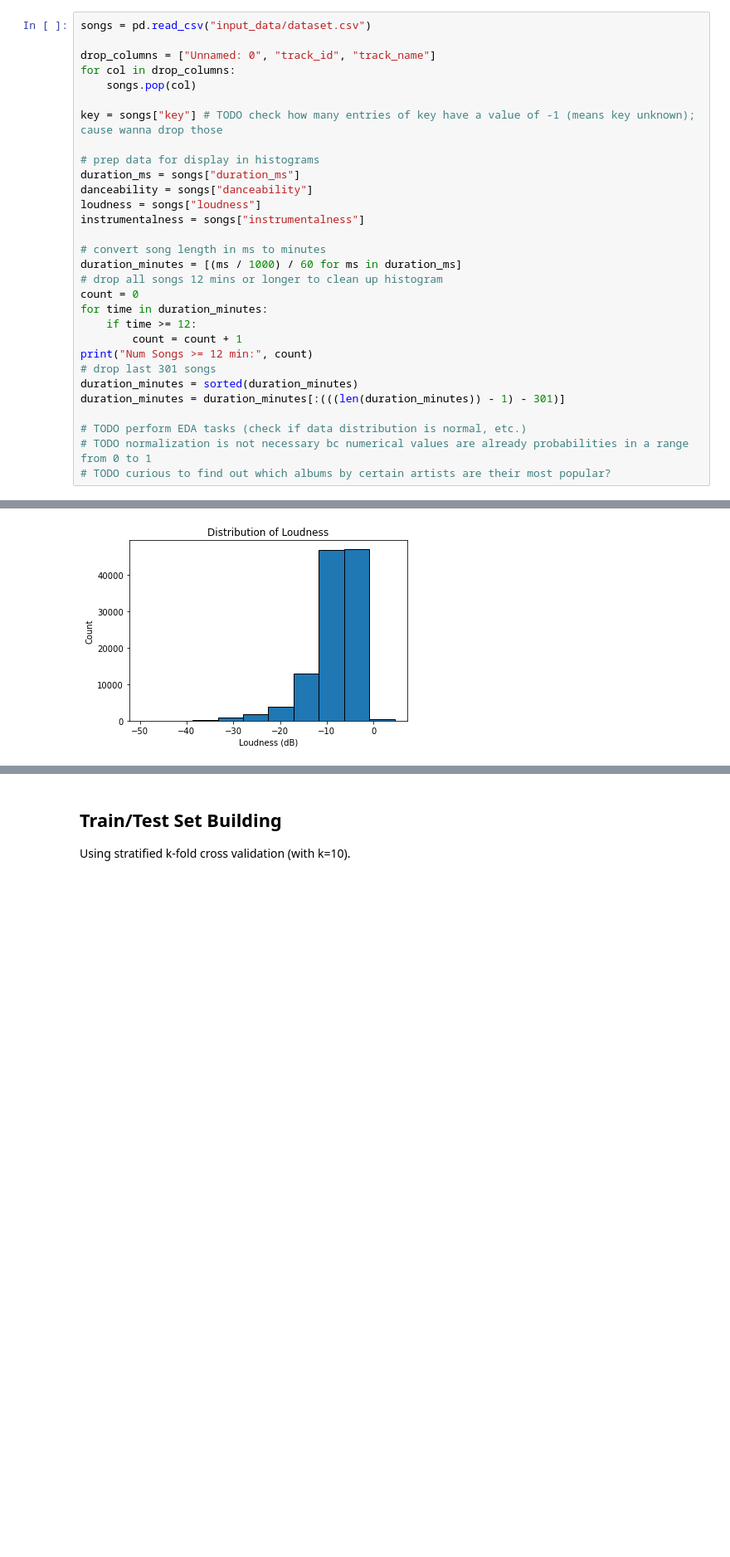
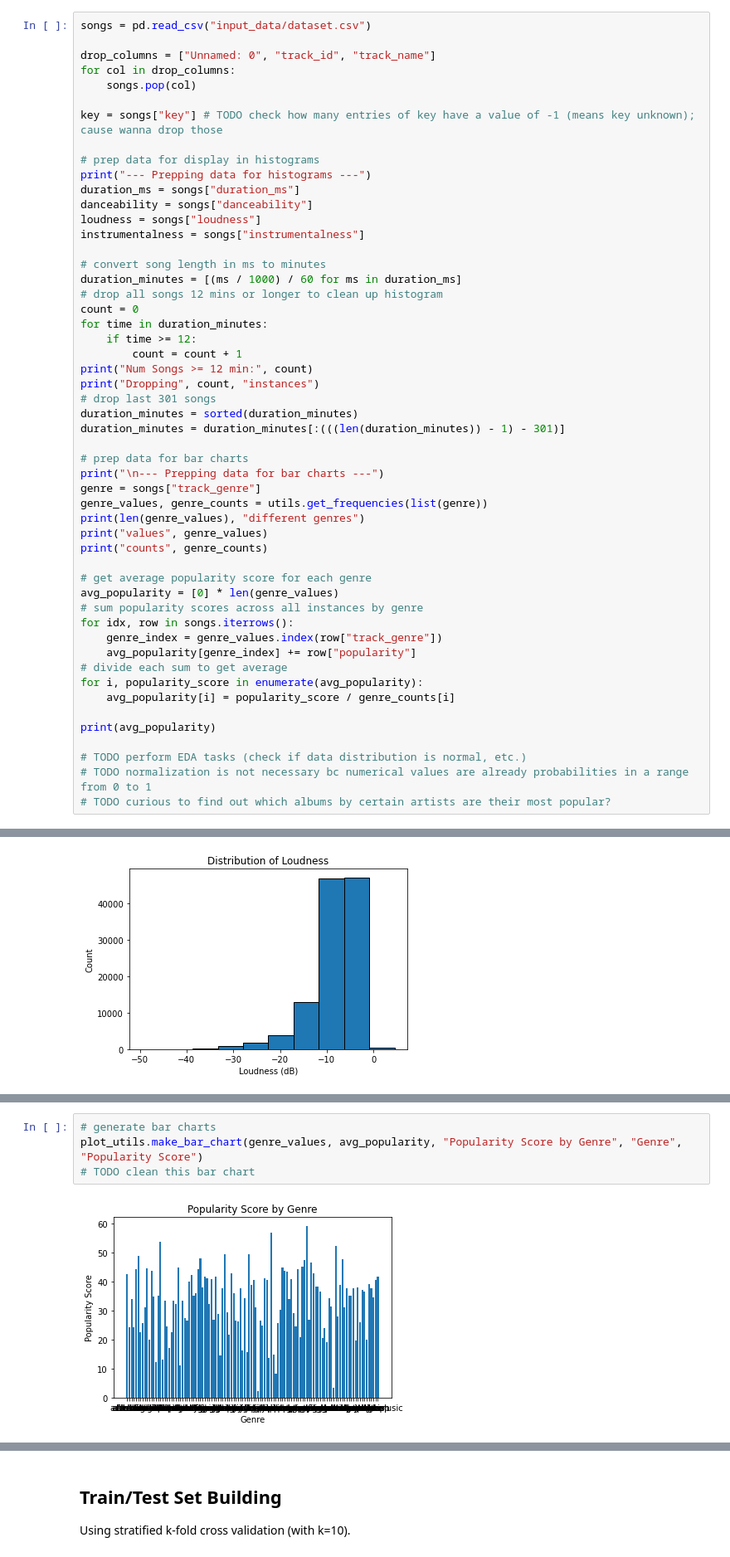
Before and after one commit to ebodenbender/Music-Popularity-Classification, a Jupyter notebook: song-classication.ipynb, the cells around one changed output, grey strips where cells are left out. Shown: that part at 83% size. Drawn from its saved outputs; the diff is of its cells as text; blank space fills up the shorter version.

Commit message:
prepped data for bar chart of popularity by genre

```diff
--- a/song-classication.ipynb
+++ b/song-classication.ipynb
@@ -29,6 +34,7 @@ for col in drop_columns:
 key = songs["key"] # TODO check how many entries of key have a value of -1 (means key unknown); cause wanna drop those
 
 # prep data for display in histograms
+print("--- Prepping data for histograms ---")
 duration_ms = songs["duration_ms"]
 danceability = songs["danceability"]
 loudness = songs["loudness"]
@@ -42,10 +48,31 @@ for time in duration_minutes:
     if time >= 12:
         count = count + 1
 print("Num Songs >= 12 min:", count)
+print("Dropping", count, "instances")
 # drop last 301 songs
 duration_minutes = sorted(duration_minutes)
 duration_minutes = duration_minutes[:(((len(duration_minutes)) - 1) - 301)]
 
+# prep data for bar charts
+print("\n--- Prepping data for bar charts ---")
+genre = songs["track_genre"]
+genre_values, genre_counts = utils.get_frequencies(list(genre))
+print(len(genre_values), "different genres")
+print("values", genre_values)
+print("counts", genre_counts)
+
+# get average popularity score for each genre
+avg_popularity = [0] * len(genre_values)
+# sum popularity scores across all instances by genre
+for idx, row in songs.iterrows():
+    genre_index = genre_values.index(row["track_genre"])
+    avg_popularity[genre_index] += row["popularity"]
+# divide each sum to get average
+for i, popularity_score in enumerate(avg_popularity):
+    avg_popularity[i] = popularity_score / genre_counts[i]
+
+print(avg_popularity)
+
 # TODO perform EDA tasks (check if data distribution is normal, etc.)
 # TODO normalization is not necessary bc numerical values are already probabilities in a range from 0 to 1
 # TODO curious to find out which albums by certain artists are their most popular?
@@ -82,0 +123,6 @@ plot_utils.make_histogram(loudness, "Distribution of Loudness", "Loudness (dB)",
+# %%
+# generate bar charts
+plot_utils.make_bar_chart(genre_values, avg_popularity, "Popularity Score by Genre", "Genre", "Popularity Score")
+# TODO clean this bar chart
+# %% [output]
+[figure, added]
```
Also changed, not shown: parts of 7 cells of this notebook.
